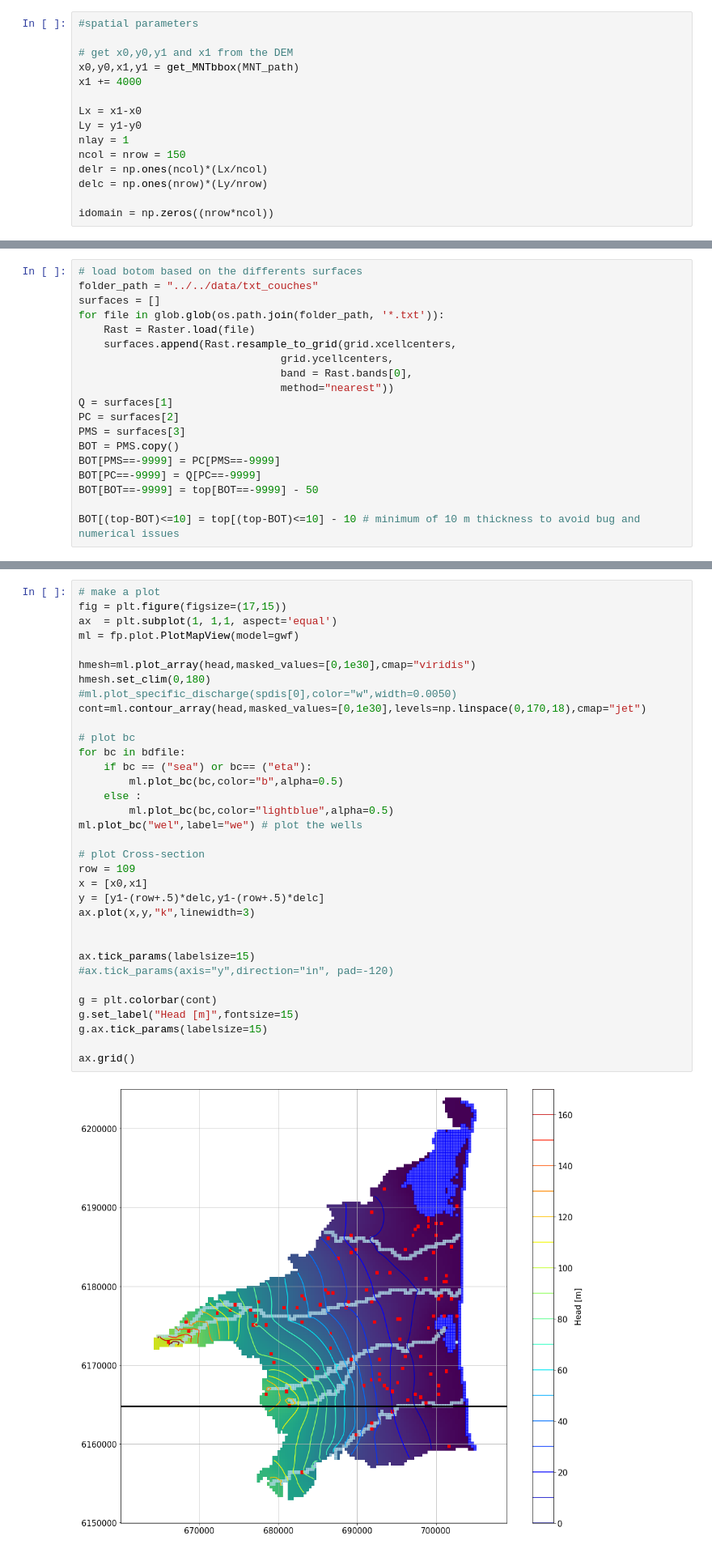
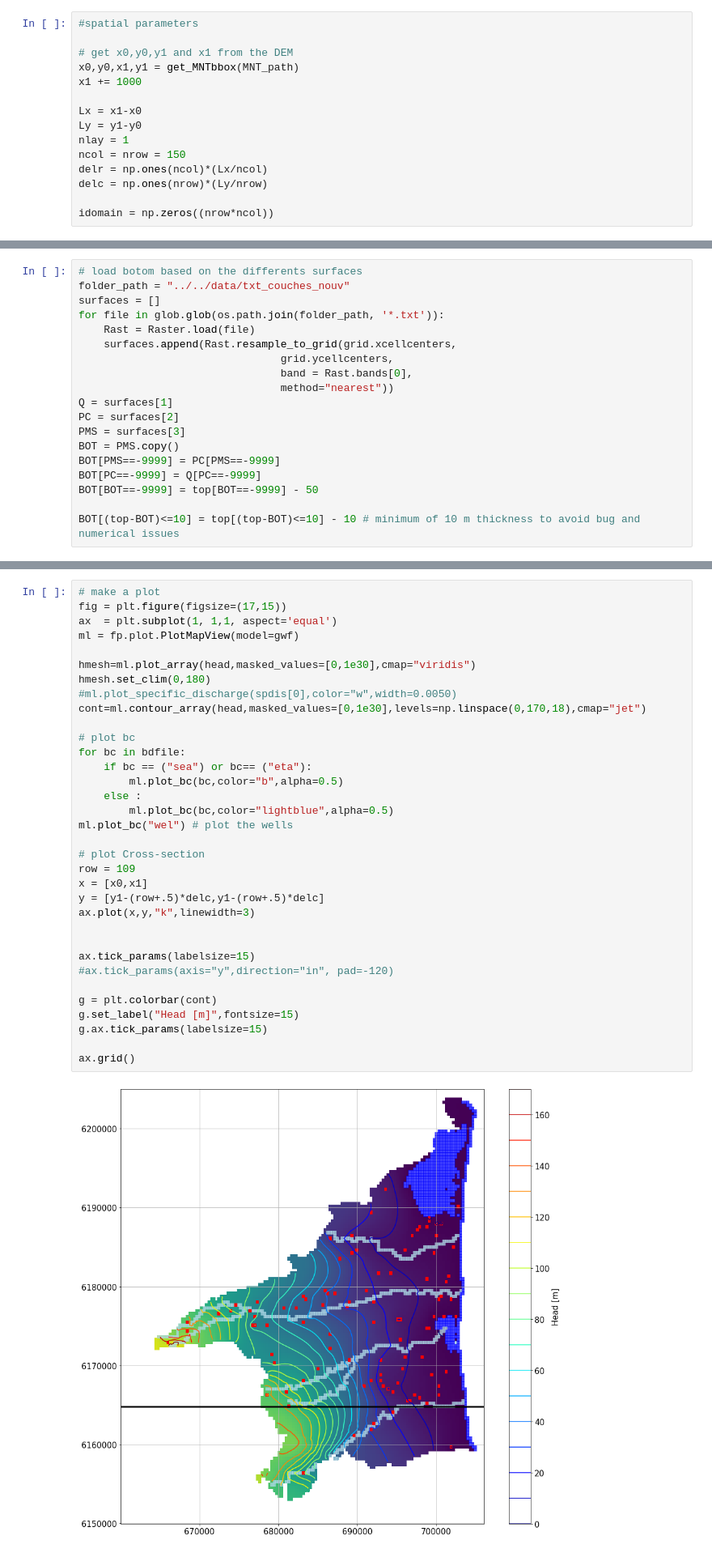
Before and after one commit to LudovicSchorpp/TM_Ludovic_Schorpp, a Jupyter notebook: codes_tests/Modeles2D/test_premier_model/test_premier_model.ipynb, the cells around one changed output, grey strips where cells are left out. Shown at 81% size. Drawn from its saved outputs; the diff is of its cells as text.

```diff
--- a/codes_tests/Modeles2D/test_premier_model/test_premier_model.ipynb
+++ b/codes_tests/Modeles2D/test_premier_model/test_premier_model.ipynb
@@ -40,7 +40,7 @@ Cant_path = "../../data/Fleuves/Cant_ludo.shp"
 
 # get x0,y0,y1 and x1 from the DEM
 x0,y0,x1,y1 = get_MNTbbox(MNT_path)
-x1 += 4000
+x1 += 1000
 
 Lx = x1-x0
 Ly = y1-y0
@@ -64,7 +64,7 @@ top = MNT.resample_to_grid(grid.xcellcenters,
                                 method="nearest")
 # %%
 # load botom based on the differents surfaces
-folder_path = "../../data/txt_couches"
+folder_path = "../../data/txt_couches_nouv"
 surfaces = []
 for file in glob.glob(os.path.join(folder_path, '*.txt')):
     Rast = Raster.load(file)
@@ -347,35 +347,35 @@ ax  = plt.subplot(1, 1,1, aspect='equal')
 ml = fp.plot.PlotMapView(model=gwf)
 
 hmesh=ml.plot_array(head,masked_values=[0,1e30],cmap="viridis")
 hmesh.set_clim(0,180)
 #ml.plot_specific_discharge(spdis[0],color="w",width=0.0050)
 cont=ml.contour_array(head,masked_values=[0,1e30],levels=np.linspace(0,170,18),cmap="jet")
 
 # plot bc
 for bc in bdfile:
     if bc == ("sea") or bc== ("eta"):
         ml.plot_bc(bc,color="b",alpha=0.5)
     else :
         ml.plot_bc(bc,color="lightblue",alpha=0.5)
-ml.plot_bc("wel",label="we") # plot the wells
+ml.plot_bc("wel") # plot the wells
 
 # plot Cross-section
 row = 109
 x = [x0,x1]
 y = [y1-(row+.5)*delc,y1-(row+.5)*delc]
 ax.plot(x,y,"k",linewidth=3)
 
 
 ax.tick_params(labelsize=15)
 #ax.tick_params(axis="y",direction="in", pad=-120)
 
 g = plt.colorbar(cont)
 g.set_label("Head [m]",fontsize=15)
 g.ax.tick_params(labelsize=15)
 
 ax.grid()
 # %% [output]
-[figure, old version]
+[figure, new version]
 # %%
 fig,ax = plt.subplots(figsize=(30,10))
 x=fp.plot.PlotCrossSection(gwf,line={"row" :row})
```
Also changed, not shown: parts of 9 cells of this notebook, 44 other files.
